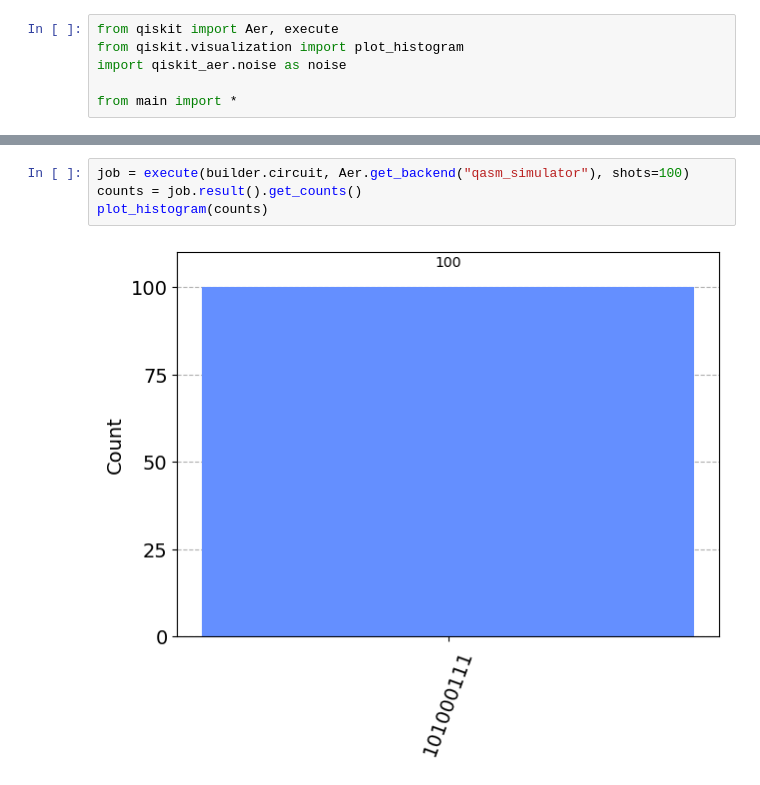
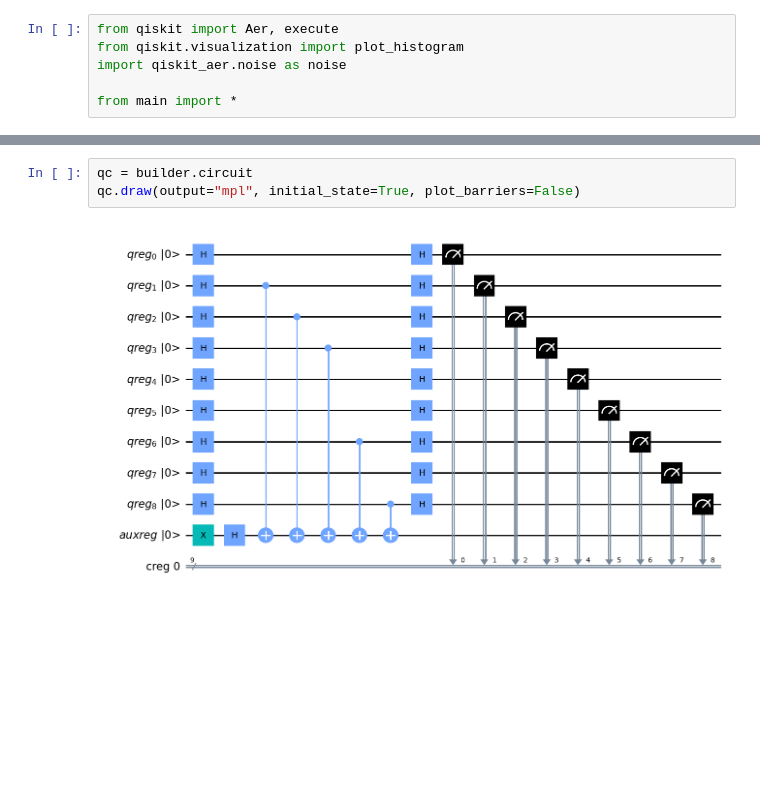
Before and after one commit to chutommy/bvviz, a Jupyter notebook: exploratory-bernstein-vazirani.ipynb, the cells around one changed output, grey strips where cells are left out. Drawn from its saved outputs; the diff is of its cells as text; blank space fills up the shorter version.

```diff
--- a/exploratory-bernstein-vazirani.ipynb
+++ b/exploratory-bernstein-vazirani.ipynb
@@ -37,9 +30,8 @@ qc.draw(output="mpl")
-# %%
-job = execute(builder.circuit, Aer.get_backend("qasm_simulator"), shots=100)
-counts = job.result().get_counts()
-plot_histogram(counts)
-# %% [output]
-[figure, removed]
+# %%
+qc = builder.circuit
+qc.draw(output="mpl", initial_state=True, plot_barriers=False)
+# %% [output]
+[figure, added]
 # %%
 from qiskit.tools.visualization import plot_histogram
 
```
Also changed, not shown: parts of 5 cells of this notebook.
